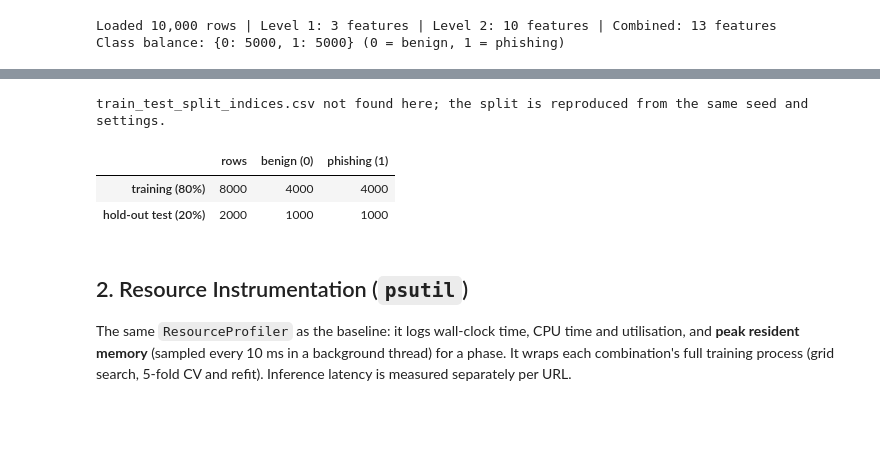
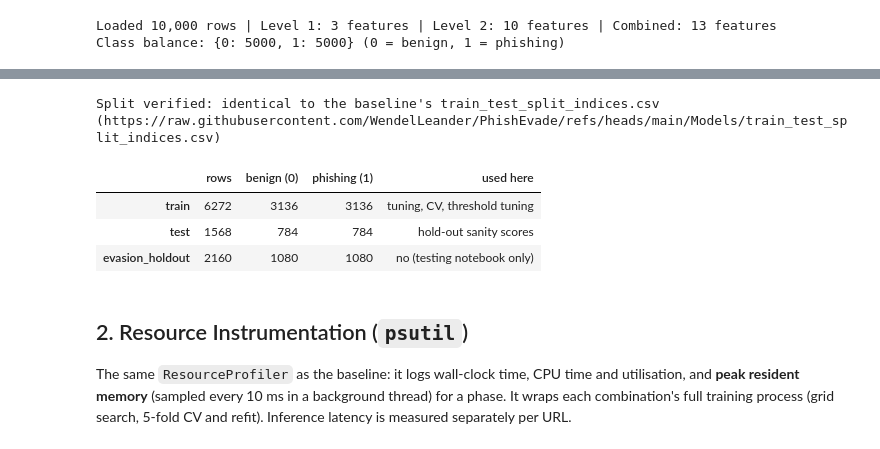
Before and after one commit to WendelLeander/PhishEvade, a Jupyter notebook: Modules/7_model_training_tuning.ipynb, the cells around one changed output, grey strips where cells are left out. Drawn from its saved outputs; the diff is of its cells as text; code cells hidden in the pictures; blank space fills up the shorter version.

```diff
--- a/Modules/7_model_training_tuning.ipynb
+++ b/Modules/7_model_training_tuning.ipynb
@@ -97,10 +114,12 @@ print("scikit-learn", sklearn.__version__, "| xgboost", xgboost.__version__, "|
 # %% [output]
 scikit-learn 1.6.1 | xgboost 3.4.1 | numpy 2.4.6 | pandas 2.2.3 | psutil 5.9.5
 # %%
-data = pd.read_csv(DATA_PATH)
+data = pd.read_csv(DATA_PATH, keep_default_na=False, na_values={"label": [""]})
 needed = LEVEL1_FEATURES + LEVEL2_FEATURES + ["label"]
-missing = [c for c in needed if c not in data.columns]
-assert not missing, f"missing columns in {DATA_PATH}: {missing}"
+missing = [c for c in needed + ["split"] if c not in data.columns]
+assert not missing, (f"missing columns in {DATA_PATH}: {missing}. Run the updated feature extraction notebook first "
+                     "(and push Extracted_Features.csv if DATA_PATH points to GitHub).")
+assert set(data["split"]) == set(SPLITS), f"unexpected split values: {sorted(set(data['split']))}"
 assert set(LEVEL1_FEATURES).isdisjoint(LEVEL2_FEATURES)
 assert set(MIN_MAX_COLS) | set(Z_SCORE_COLS) | set(BINARY_COLS) == set(FEATURE_SETS["Combined"]), "scaling groups must cover all 13 features"
 assert data[LEVEL1_FEATURES].to_numpy().max() > 1.5, (
@@ -123,27 +148,34 @@ The split code and seed are **identical to the baseline notebook** (`train_test_
 # %%
-train_idx, test_idx = train_test_split(
-    np.arange(len(y_all)), test_size=TEST_SIZE, stratify=y_all, random_state=RANDOM_SEED)
+split_col   = data["split"].to_numpy()
+train_idx   = np.flatnonzero(split_col == "train")
+test_idx    = np.flatnonzero(split_col == "test")
+holdout_idx = np.flatnonzero(split_col == "evasion_holdout")         # never used in this notebook
 y_train, y_test = y_all[train_idx], y_all[test_idx]
 
 # Cross-check against the split the baseline notebook saved (if that file is available)
-if os.path.exists("train_test_split_indices.csv"):
-    saved = pd.read_csv("train_test_split_indices.csv")
-    saved_test = np.sort(saved.loc[saved["split"] == "test", "row_index"].to_numpy())
-    assert np.array_equal(saved_test, np.sort(test_idx)), "split differs from the baseline's saved split!"
-    print("Split verified: identical to the baseline's train_test_split_indices.csv")
+SPLIT_FILE = os.path.join(MODEL_DIR, "train_test_split_indices.csv")
+saved, saved_src = read_optional(SPLIT_FILE, "Models/train_test_split_indices.csv")
+if saved is not None:
+    assert len(saved) == len(data) and np.array_equal(saved["split"].to_numpy(), split_col), \
+        (f"split differs from the baseline's saved split ({saved_src})! Re-run the baseline notebook on the same "
+         "dataset version and push its outputs before running this notebook.")
+    print(f"Split verified: identical to the baseline's train_test_split_indices.csv ({saved_src})")
 else:
-    print("train_test_split_indices.csv not found here; the split is reproduced from the same seed and settings.")
+    print("train_test_split_indices.csv not found locally or on GitHub; using the split column of the dataset "
+          "(the same column the baseline used).")
 
 pd.DataFrame({
-    "rows": [len(y_train), len(y_test)],
-    "benign (0)":   [int((y_train == 0).sum()), int((y_test == 0).sum())],
-    "phishing (1)": [int((y_train == 1).sum()), int((y_test == 1).sum())],
-}, index=["training (80%)", "hold-out test (20%)"])
+    "rows": [len(train_idx), len(test_idx), len(holdout_idx)],
+    "benign (0)":   [int((y_all[train_idx] == 0).sum()), int((y_all[test_idx] == 0).sum()), int((y_all[holdout_idx] == 0).sum())],
+    "phishing (1)": [int((y_all[train_idx] == 1).sum()), int((y_all[test_idx] == 1).sum()), int((y_all[holdout_idx] == 1).sum())],
+    "used here":    ["tuning, CV, threshold tuning", "hold-out sanity scores", "no (testing notebook only)"],
+}, index=["train", "test", "evasion_holdout"])
 # %% [output]
-train_test_split_indices.csv not found here; the split is reproduced from the same seed and settings.
+Split verified: identical to the baseline's train_test_split_indices.csv (https://raw.githubusercontent.com/WendelLeander/PhishEvade/refs/heads/main/Models/train_test_split_indices.csv)
-|  | rows | benign (0) | phishing (1) |
-| training (80%) | 8000 | 4000 | 4000 |
-| hold-out test (20%) | 2000 | 1000 | 1000 |
+|  | rows | benign (0) | phishing (1) | used here |
+| train | 6272 | 3136 | 3136 | tuning, CV, threshold tuning |
+| test | 1568 | 784 | 784 | hold-out sanity scores |
+| evasion_holdout | 2160 | 1080 | 1080 | no (testing notebook only) |
 # %% [markdown]
 ## 2. Resource Instrumentation (`psutil`)
 The same `ResourceProfiler` as the baseline: it logs wall-clock time, CPU time and utilisation, and **peak resident memory** (sampled every 10 ms in a background thread) for a phase. It wraps each combination's full training process (grid search, 5-fold CV and refit). Inference latency is measured separately per URL.
```
Also changed, not shown: parts of 17 cells of this notebook.
